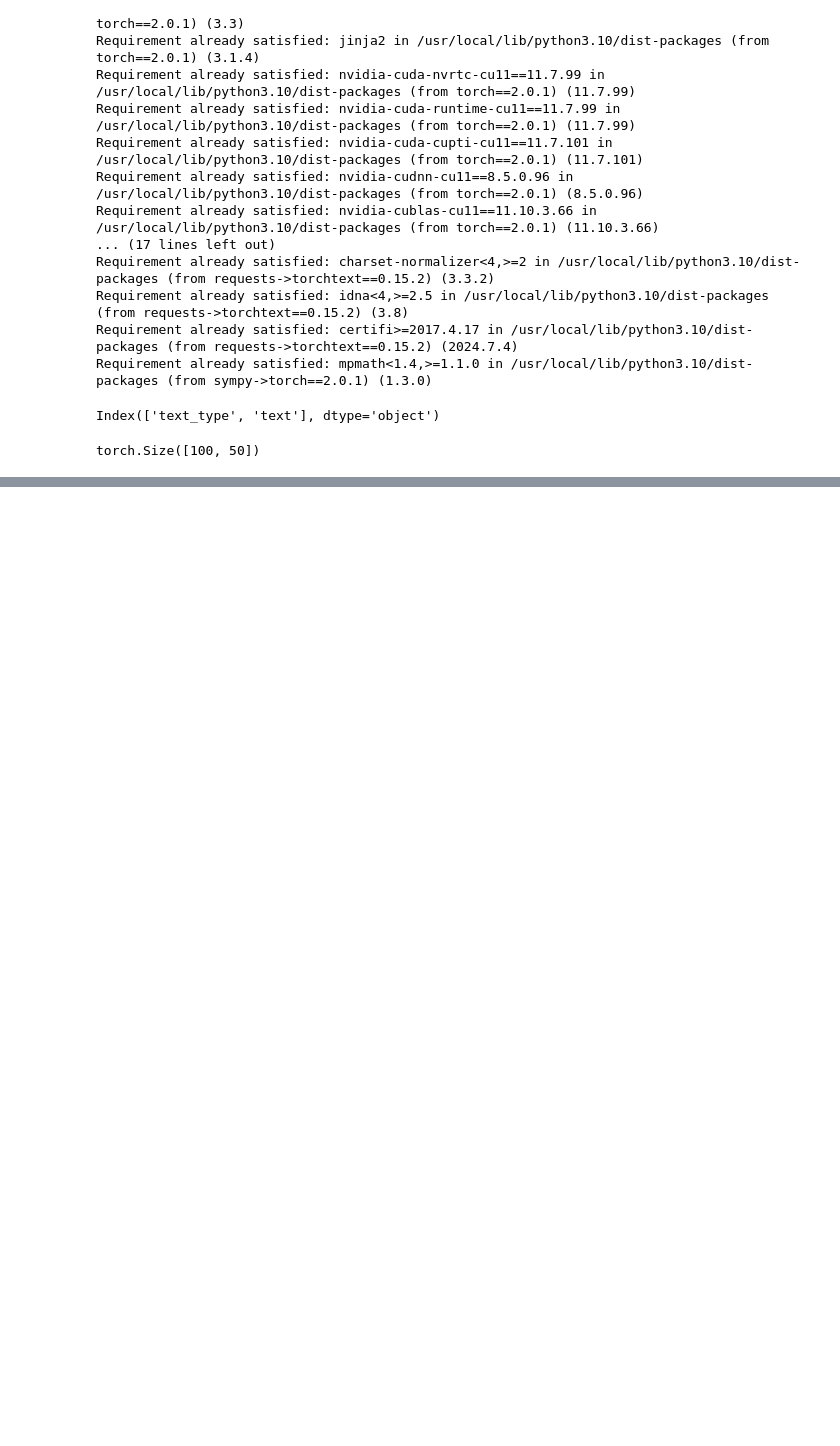
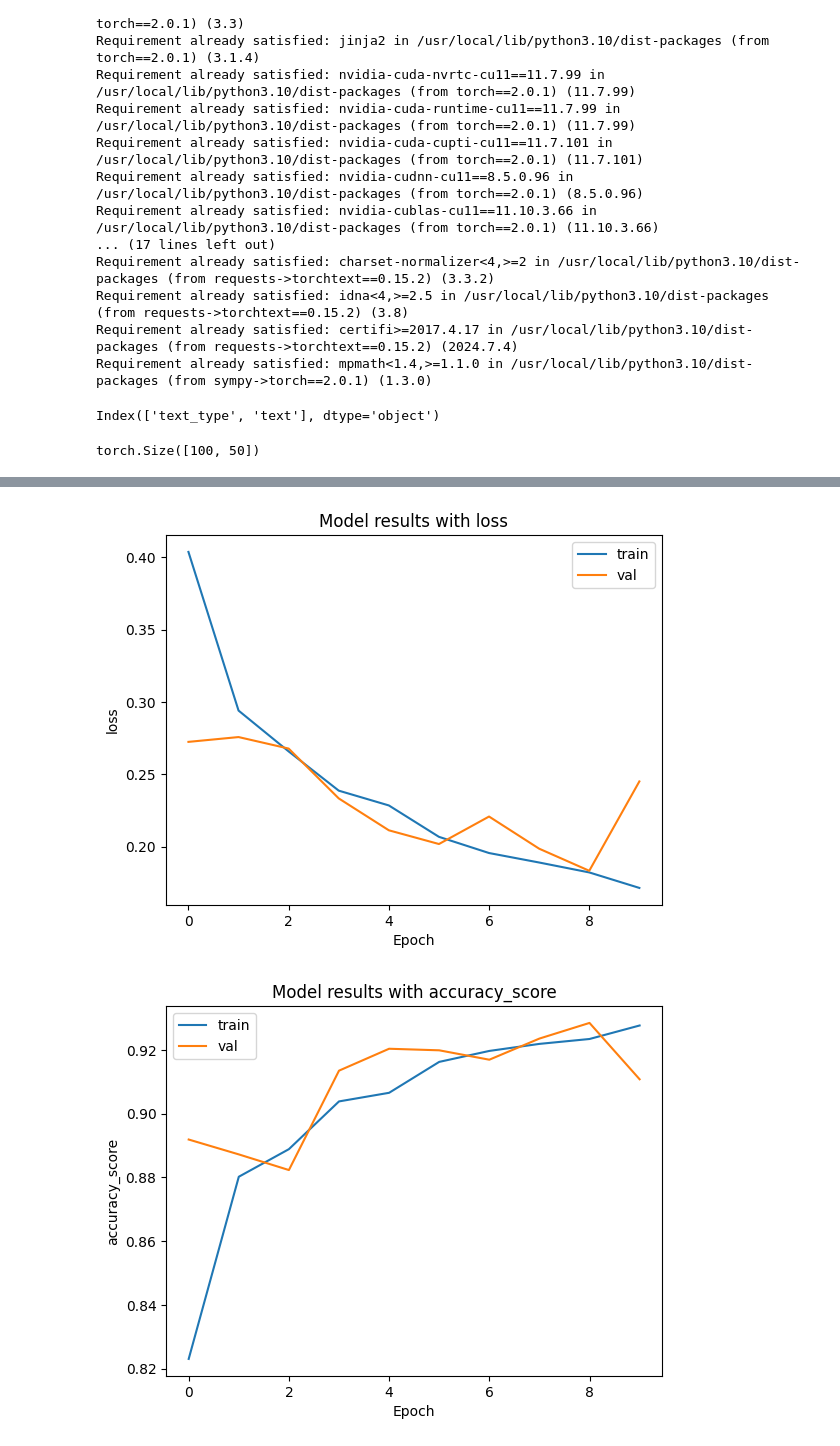
Before and after one commit to HromovAndrey/II_Homework_mood_6_part_2, a Jupyter notebook: ДЗ_20.ipynb, the cells around one changed output, grey strips where cells are left out. Cells and saved outputs as stored; diff of their text form; code cells hidden in the pictures; blank space fills up the shorter version.

```diff
--- a/ДЗ_20.ipynb
+++ b/ДЗ_20.ipynb
@@ -42,7 +44,6 @@ Index(['text_type', 'text'], dtype='object')
 df = df[['text', 'text_type']]
 df = df.rename(columns={'text_type': 'labels', 'text': 'data'})
 # %%
-
 class MyDataset(Dataset):
     def __init__(self, X, y, max_len=100):
         self.X = X
@@ -52,13 +53,12 @@ class MyDataset(Dataset):
         self.label_encoder = LabelEncoder().fit(y)
         self.vocab = torchtext.vocab.GloVe(name='6B', dim=50)
 
-
     def __len__(self):
         return len(self.X)
 
     def __getitem__(self, idx):
         label = self.label_encoder.transform([self.y.iloc[idx]])
-        label = torch.tensor(label)
+        label = torch.tensor(label, dtype=torch.long)  # Используем long для совместимости с CrossEntropyLoss
 
         text = self.X.iloc[idx]
         tokens = text.split()
@@ -67,13 +67,14 @@ class MyDataset(Dataset):
             tokens = tokens[:self.max_len]
         else:
             diff = self.max_len - len(tokens)
-            tokens += ['<pad>'] * diff
+            tokens += [''] * diff
 
         X = self.vocab.get_vecs_by_tokens(tokens, lower_case_backup=True)
 
         return X, label[0]
 
 
+
 dataset = MyDataset(df['data'], df['labels'])
 # %%
 dataset[0][0].shape
@@ -125,4 +124,10 @@ class TextClassifier(nn.Module):
         out = self.flatten(out)
         out = self.linear1(out)
         return out
+    def predict(self, X):
+        self.eval()
+        with torch.no_grad():
+            outputs = self(X.float())
+            probabilities = F.softmax(outputs, dim=-1)
+        return probabilities.cpu().numpy()
 # %%
@@ -176,9 +197,3 @@ Test Accuracy: 0.90
 # %%
-from sklearn.metrics import accuracy_score, roc_auc_score
-
-history = train(model, optimizer, loss_fn, train_loader, test_loader,
-                epochs=10,
-                metrics=[accuracy_score],
-                device=device,
-                task='multiclass')
+history = train(model, optimizer, criterion, train_loader, test_loader, epochs=10, device=device)
 # %% [output]
@@ -185,0 +210,15 @@ NameError: name 'train' is not defined
+# %%
+def plot_metric(history, name):
+    plt.title(f"Model results with {name}")
+    plt.plot(history[name], label='train')
+    plt.plot(history['val_' + name], label='val')
+    plt.xlabel('Epoch')
+    plt.ylabel(name)
+    plt.legend()
+    plt.show()
+# %%
+plot_metric(history, 'loss')
+plot_metric(history, 'accuracy_score')
+# %% [output]
+[figure, added]
+[figure, added]
```
Also changed, not shown: parts of 9 cells of this notebook.
